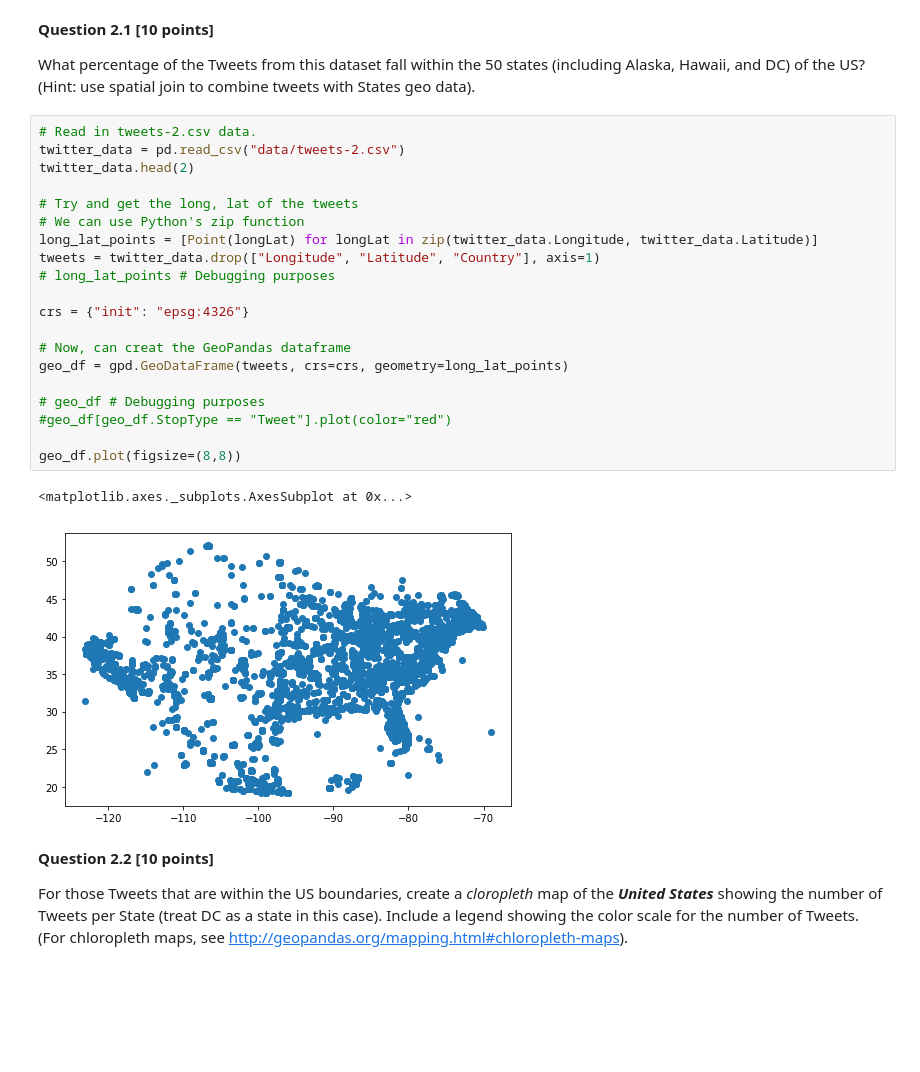
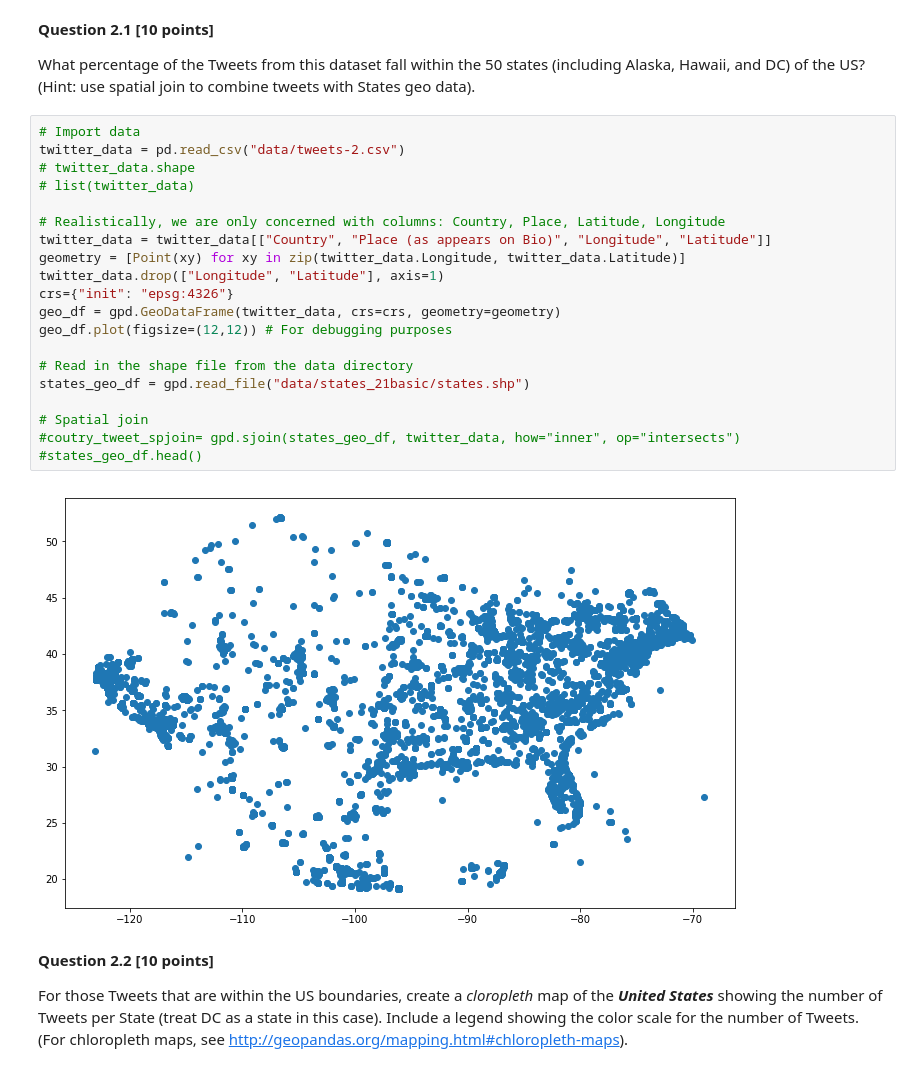
Before and after one commit to WhittLuke/Programming_For_Data_Science_Coursework, a Jupyter notebook: CMP CW 2 2017.ipynb, the cells around one changed output. Cells and saved outputs as stored; diff of their text form; blank space fills up the shorter version.

```diff
--- a/CMP CW 2 2017.ipynb
+++ b/CMP CW 2 2017.ipynb
@@ -194,29 +234,28 @@ from shapely.geometry import Point
 **Question 2.1 [10 points]**
 
 What percentage of the Tweets from this dataset fall within the 50 states (including Alaska, Hawaii, and DC) of the US? (Hint: use spatial join to combine tweets with States geo data).
-# %%
-# Read in tweets-2.csv data.
-twitter_data = pd.read_csv("data/tweets-2.csv")
-twitter_data.head(2)
-
-# Try and get the long, lat of the tweets
-# We can use Python's zip function
-long_lat_points = [Point(longLat) for longLat in zip(twitter_data.Longitude, twitter_data.Latitude)]
-tweets = twitter_data.drop(["Longitude", "Latitude", "Country"], axis=1)
-# long_lat_points # Debugging purposes
-
-crs = {"init": "epsg:4326"}
-
-# Now, can creat the GeoPandas dataframe
-geo_df = gpd.GeoDataFrame(tweets, crs=crs, geometry=long_lat_points)
-
-# geo_df # Debugging purposes
-#geo_df[geo_df.StopType == "Tweet"].plot(color="red")
-
-geo_df.plot(figsize=(8,8))
-# %% [output]
-<matplotlib.axes._subplots.AxesSubplot at 0x...>
-[figure, removed]
+# %%
+# Import data
+twitter_data = pd.read_csv("data/tweets-2.csv")
+# twitter_data.shape
+# list(twitter_data)
+
+# Realistically, we are only concerned with columns: Country, Place, Latitude, Longitude
+twitter_data = twitter_data[["Country", "Place (as appears on Bio)", "Longitude", "Latitude"]]
+geometry = [Point(xy) for xy in zip(twitter_data.Longitude, twitter_data.Latitude)]
+twitter_data.drop(["Longitude", "Latitude"], axis=1)
+crs={"init": "epsg:4326"}
+geo_df = gpd.GeoDataFrame(twitter_data, crs=crs, geometry=geometry)
+geo_df.plot(figsize=(12,12)) # For debugging purposes
+
+# Read in the shape file from the data directory
+states_geo_df = gpd.read_file("data/states_21basic/states.shp")
+
+# Spatial join
+#coutry_tweet_spjoin= gpd.sjoin(states_geo_df, twitter_data, how="inner", op="intersects")
+#states_geo_df.head()
+# %% [output]
+[figure, added]
 # %% [markdown]
 **Question 2.2 [10 points]**
 
```
Also changed, not shown: parts of 9 cells of this notebook.
